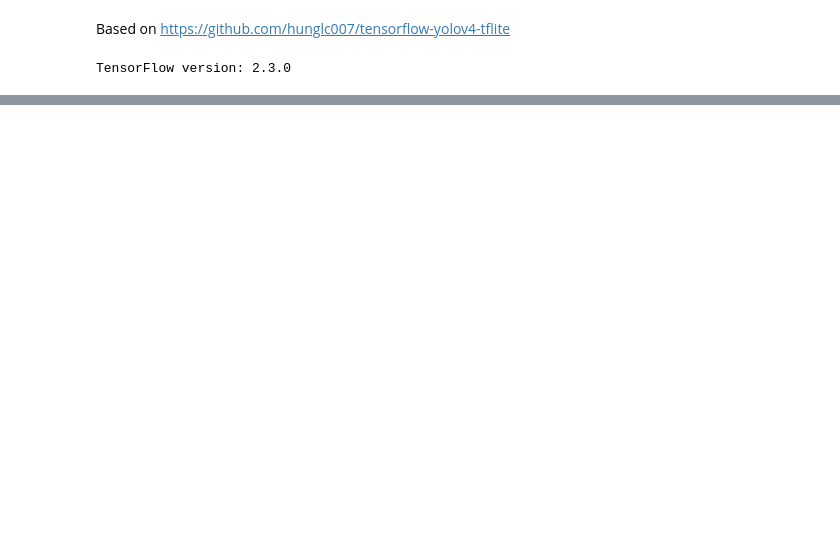
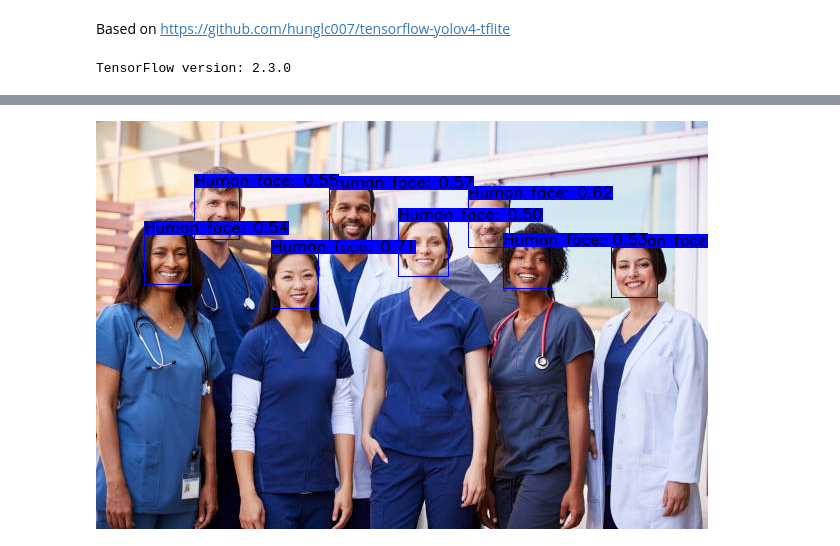
Before and after one commit to Gooogr/YOLOv4_Toolkit, a Jupyter notebook: Minimal_tf_example.ipynb, the cells around one changed output, grey strips where cells are left out. Saved outputs shown, nothing was run; the diff lists cells and outputs as text; code cells hidden in the pictures; blank space fills up the shorter version.

Commit message:
Created using Colaboratory. First pipeline. Only faces detection.

```diff
--- a/Minimal_tf_example.ipynb
+++ b/Minimal_tf_example.ipynb
@@ -24,0 +70,3 @@ INPUT_SIZE = None                            # Specify, if you use custom image
+# %%
+if INPUT_SIZE is None:
+    INPUT_SIZE = 416  #ONLY TINY CASE!!!
@@ -24,0 +103,44 @@ INPUT_SIZE = None                            # Specify, if you use custom image
+# %%
+def draw_bbox(image, bboxes, classes=CLASS_NAMES, show_label=True):
+    num_classes = len(classes)
+    image_h, image_w, _ = image.shape
+    hsv_tuples = [(1.0 * x / num_classes, 1., 1.) for x in range(num_classes)]
+    colors = list(map(lambda x: colorsys.hsv_to_rgb(*x), hsv_tuples))
+    colors = list(map(lambda x: (int(x[0] * 255), int(x[1] * 255), int(x[2] * 255)), colors))
+
+    random.seed(0)
+    random.shuffle(colors)
+    random.seed(None)
+
+    out_boxes, out_scores, out_classes, num_boxes = bboxes
+    for i in range(num_boxes[0]):
+        if int(out_classes[0][i]) < 0 or int(out_classes[0][i]) > num_classes: continue
+        coor = out_boxes[0][i]
+        coor[0] = int(coor[0] * image_h)
+        coor[2] = int(coor[2] * image_h)
+        coor[1] = int(coor[1] * image_w)
+        coor[3] = int(coor[3] * image_w)
+
+        fontScale = 0.5
+        score = out_scores[0][i]
+        class_ind = int(out_classes[0][i])
+        bbox_color = colors[class_ind]
+        bbox_thick = int(0.6 * (image_h + image_w) / 600)
+        c1, c2 = (coor[1], coor[0]), (coor[3], coor[2])
+        cv2.rectangle(image, c1, c2, bbox_color, bbox_thick)
+
+        if show_label:
+            bbox_mess = '%s: %.2f' % (classes[class_ind], score)
+            t_size = cv2.getTextSize(bbox_mess, 0, fontScale, thickness=bbox_thick // 2)[0]
+            c3 = (c1[0] + t_size[0], c1[1] - t_size[1] - 3)
+            cv2.rectangle(image, c1, (np.float32(c3[0]), np.float32(c3[1])), bbox_color, -1) #filled
+
+            cv2.putText(image, bbox_mess, (c1[0], np.float32(c1[1] - 2)), cv2.FONT_HERSHEY_SIMPLEX,
+                        fontScale, (0, 0, 0), bbox_thick // 2, lineType=cv2.LINE_AA)
+    return image
+# %%
+# draw result
+image = draw_bbox(original_image, pred_bbox)
+cv2_imshow(image)
+# %% [output]
+[figure, added]
```
Also changed, not shown: parts of 12 cells of this notebook.
